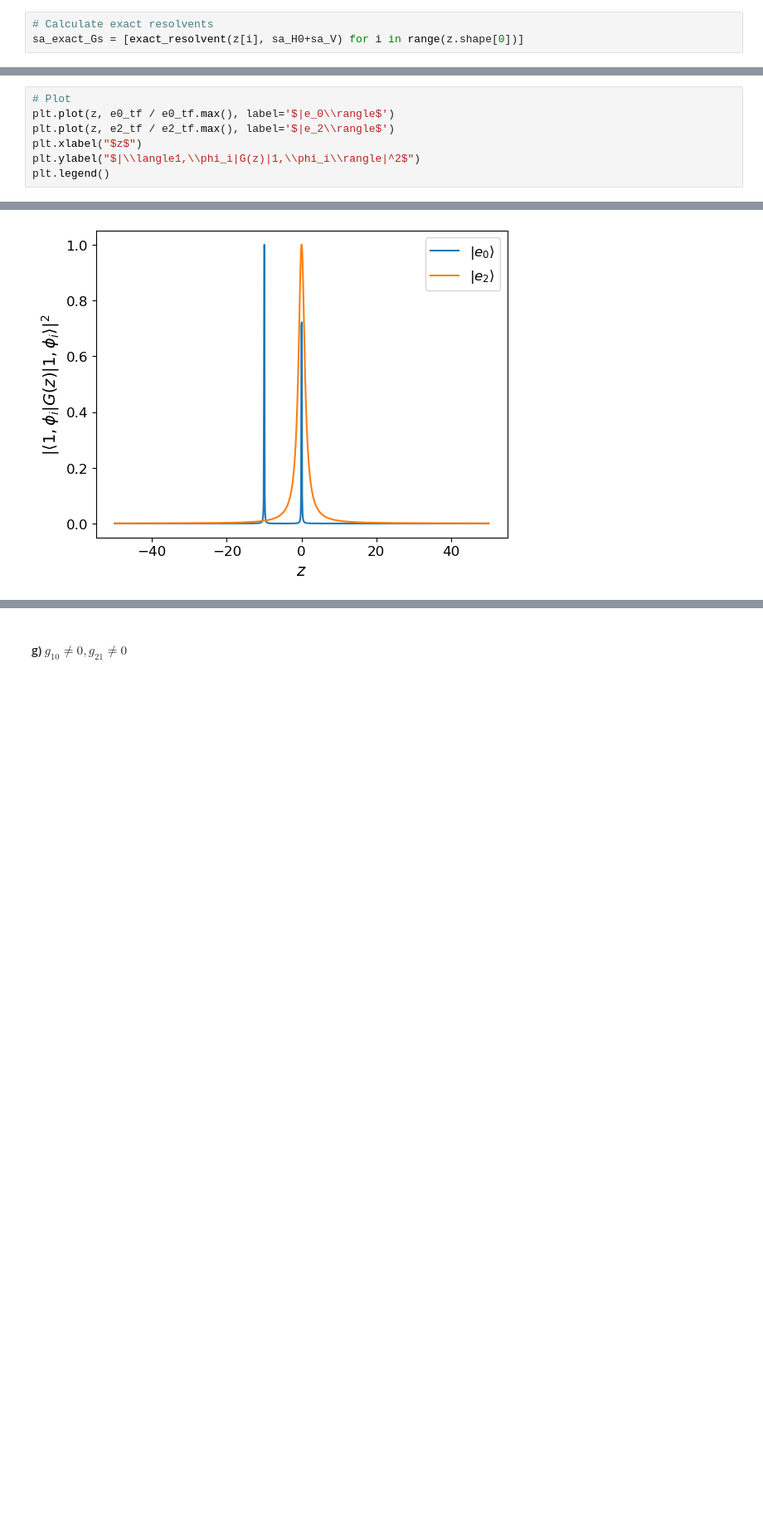
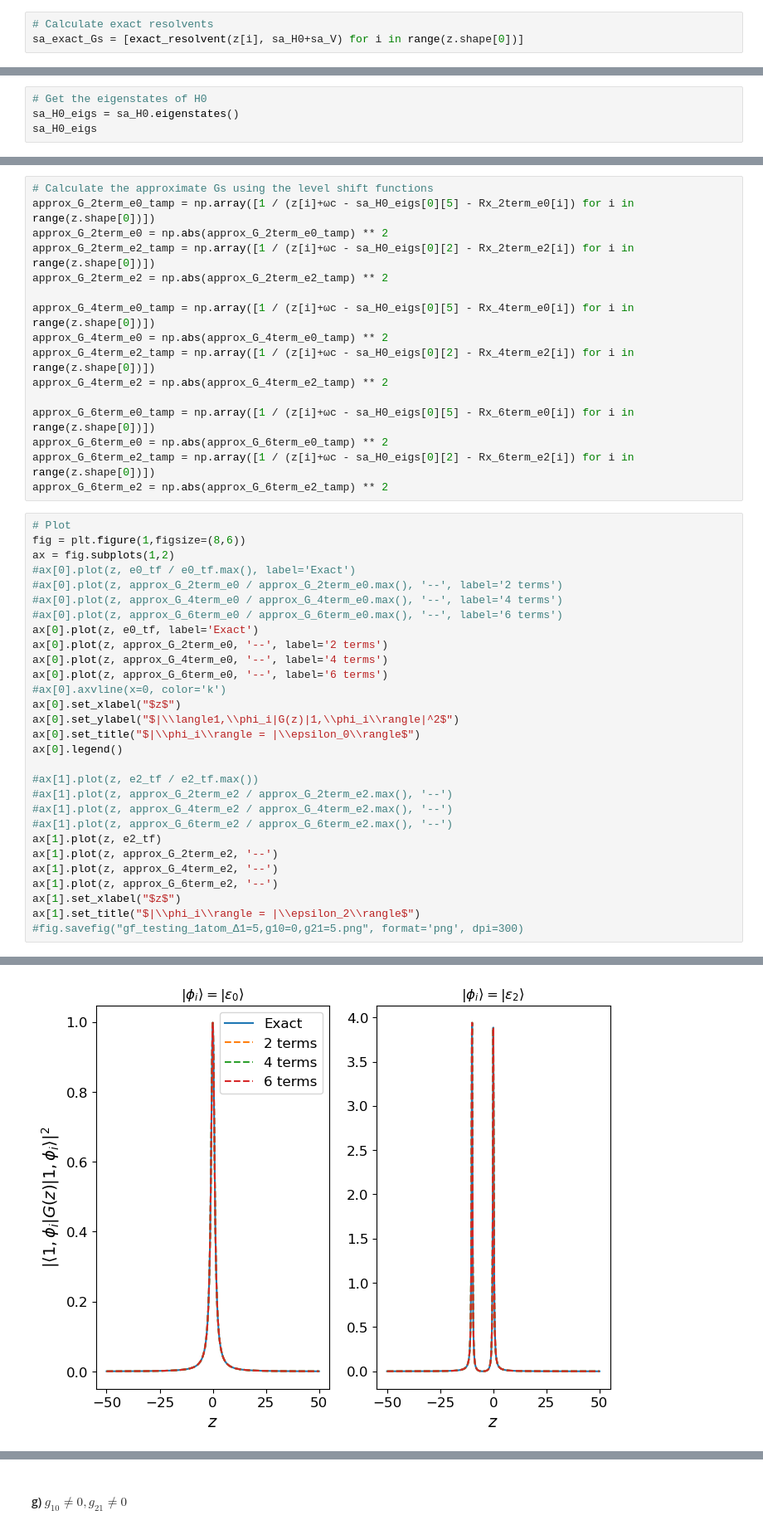
Before and after one commit to jleamer/mode_cooling, a Jupyter notebook: rydberg_calcs/gf_approach_testing.ipynb, the cells around one changed output, grey strips where cells are left out. Shown at 83% size. Drawn from its saved outputs; the diff is of its cells as text; blank space fills up the shorter version.

```diff
--- a/rydberg_calcs/gf_approach_testing.ipynb
+++ b/rydberg_calcs/gf_approach_testing.ipynb
@@ -536,3 +1071,7 @@ print(Ha_eigs)
         [0.]
         [0.]]                                                                ],
       dtype=object))
+# %%
+# Get the eigenstates of H0
+sa_H0_eigs = sa_H0.eigenstates()
+sa_H0_eigs
@@ -547,8 +1118,46 @@ e2_tf = np.abs(np.array([e2.dag() * _ * e2 for _ in sa_exact_Gs])) ** 2
+# %%
+# Calculate the approximate Gs using the level shift functions
+approx_G_2term_e0_tamp = np.array([1 / (z[i]+ωc - sa_H0_eigs[0][5] - Rx_2term_e0[i]) for i in range(z.shape[0])])
+approx_G_2term_e0 = np.abs(approx_G_2term_e0_tamp) ** 2
+approx_G_2term_e2_tamp = np.array([1 / (z[i]+ωc - sa_H0_eigs[0][2] - Rx_2term_e2[i]) for i in range(z.shape[0])])
+approx_G_2term_e2 = np.abs(approx_G_2term_e2_tamp) ** 2
+
+approx_G_4term_e0_tamp = np.array([1 / (z[i]+ωc - sa_H0_eigs[0][5] - Rx_4term_e0[i]) for i in range(z.shape[0])])
+approx_G_4term_e0 = np.abs(approx_G_4term_e0_tamp) ** 2
+approx_G_4term_e2_tamp = np.array([1 / (z[i]+ωc - sa_H0_eigs[0][2] - Rx_4term_e2[i]) for i in range(z.shape[0])])
+approx_G_4term_e2 = np.abs(approx_G_4term_e2_tamp) ** 2
+
+approx_G_6term_e0_tamp = np.array([1 / (z[i]+ωc - sa_H0_eigs[0][5] - Rx_6term_e0[i]) for i in range(z.shape[0])])
+approx_G_6term_e0 = np.abs(approx_G_6term_e0_tamp) ** 2
+approx_G_6term_e2_tamp = np.array([1 / (z[i]+ωc - sa_H0_eigs[0][2] - Rx_6term_e2[i]) for i in range(z.shape[0])])
+approx_G_6term_e2 = np.abs(approx_G_6term_e2_tamp) ** 2
 # %%
 # Plot
-plt.plot(z, e0_tf / e0_tf.max(), label='$|e_0\\rangle$')
-plt.plot(z, e2_tf / e2_tf.max(), label='$|e_2\\rangle$')
-plt.xlabel("$z$")
-plt.ylabel("$|\\langle1,\\phi_i|G(z)|1,\\phi_i\\rangle|^2$")
-plt.legend()
+fig = plt.figure(1,figsize=(8,6))
+ax = fig.subplots(1,2)
+#ax[0].plot(z, e0_tf / e0_tf.max(), label='Exact')
+#ax[0].plot(z, approx_G_2term_e0 / approx_G_2term_e0.max(), '--', label='2 terms')
+#ax[0].plot(z, approx_G_4term_e0 / approx_G_4term_e0.max(), '--', label='4 terms')
+#ax[0].plot(z, approx_G_6term_e0 / approx_G_6term_e0.max(), '--', label='6 terms')
+ax[0].plot(z, e0_tf, label='Exact')
+ax[0].plot(z, approx_G_2term_e0, '--', label='2 terms')
+ax[0].plot(z, approx_G_4term_e0, '--', label='4 terms')
+ax[0].plot(z, approx_G_6term_e0, '--', label='6 terms')
+#ax[0].axvline(x=0, color='k')
+ax[0].set_xlabel("$z$")
+ax[0].set_ylabel("$|\\langle1,\\phi_i|G(z)|1,\\phi_i\\rangle|^2$")
+ax[0].set_title("$|\\phi_i\\rangle = |\\epsilon_0\\rangle$")
+ax[0].legend()
+
+#ax[1].plot(z, e2_tf / e2_tf.max())
+#ax[1].plot(z, approx_G_2term_e2 / approx_G_2term_e2.max(), '--')
+#ax[1].plot(z, approx_G_4term_e2 / approx_G_4term_e2.max(), '--')
+#ax[1].plot(z, approx_G_6term_e2 / approx_G_6term_e2.max(), '--')
+ax[1].plot(z, e2_tf)
+ax[1].plot(z, approx_G_2term_e2, '--')
+ax[1].plot(z, approx_G_4term_e2, '--')
+ax[1].plot(z, approx_G_6term_e2, '--')
+ax[1].set_xlabel("$z$")
+ax[1].set_title("$|\\phi_i\\rangle = |\\epsilon_2\\rangle$")
+#fig.savefig("gf_testing_1atom_Δ1=5,g10=0,g21=5.png", format='png', dpi=300)
 # %% [output]
@@ -556 +1165 @@ plt.legend()
-[figure, old version]
+[figure, new version]
```
Also changed, not shown: parts of 72 cells of this notebook.
